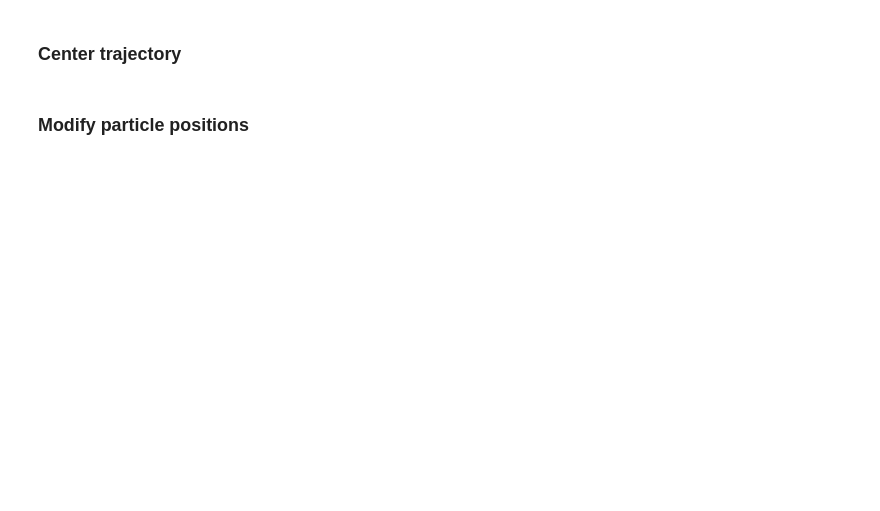
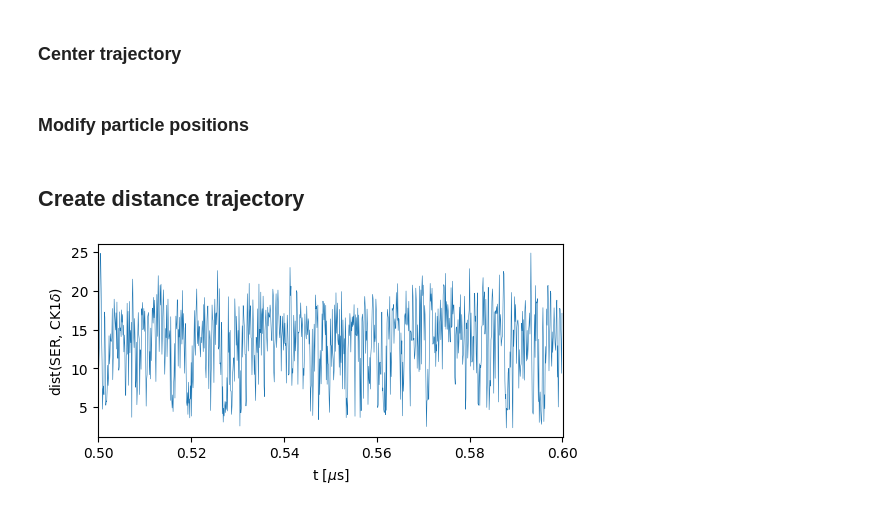
Before and after one commit to ezippo/HPA, a Jupyter notebook: process_traj.ipynb, the cells around one changed output. Cells and saved outputs as stored; diff of their text form; code cells hidden in the pictures; blank space fills up the shorter version.

```diff
--- a/process_traj.ipynb
+++ b/process_traj.ipynb
@@ -20,6 +22,8 @@ path_work = '/localscratch/zippoema/working_dir/'
 path_an_200 = '/localscratch/zippoema/project_ness/analysis/200-tdp43_CAL3/'
 path_an_dp = '/localscratch/zippoema/project_ness/analysis/condensate_dephospho/'
 path_dp = '/localscratch/zippoema/project_ness/simulations/condensate_dephospho/'
+path_ness = '/localscratch/zippoema/project_ness/simulations/simple-ness_CAL3/'
+path_fix = '/localscratch/zippoema/project_ness/simulations/ness_1-ck1d_1-pp3/'
 # %% [markdown]
 ### Center trajectory
 # %%
@@ -59,3 +63,13 @@ for i in [2500]:
     frame_pos = gsd.hoomd.open(path_work+f'search_steadystate/init_search_200-tdp43-lcd_2-ck1d-open_10-pp3/sim1_200-tdp43-lcd-{i}pSer_5-ck1d-open_hps-cp-r30.gsd', mode='rb')[0]
     hpau.modify_particles_typeid(frame_compl, frame_pos, id_end_compl=30800, id_end_tid=30800,
                                    save=path_work+f'search_steadystate/init_search_200-tdp43-lcd_2-ck1d-open_10-pp3/sim1_200-tdp43-lcd-{i}pSer_2-com-ck1d-open_10-com-pp3_CAL3_shorttherm_start.gsd')
+# %% [markdown]
+## Create distance trajectory
+# %%
+for s in range(10,11):
+    d = hpau.create_distance_file(path_ness+f'sim_ser19_dmu-10_1-tdp43-2pser_1-ck1d-open/sim{s}_ser19_dmu-10_1-tdp43-2pser_com-ck1d-open_CAL3_dump.gsd',
+                                         id1=[300,301,302], id2=[i for i in range(154)], mean1=True, therm=0)
+    np.savetxt(path_ness+f'sim_ser19_dmu-10_1-tdp43-2pser_1-ck1d-open/sim{s}_ser19_dmu-10_1-tdp43-2pser_com-ck1d-open_CAL3_dist.txt', d)
+    hpapl.plot_dist(d,part_id=5,start=5000,end=6000)
+# %% [output]
+[figure, added]
```
Also changed, not shown: parts of 3 cells of this notebook, 1 other file.
